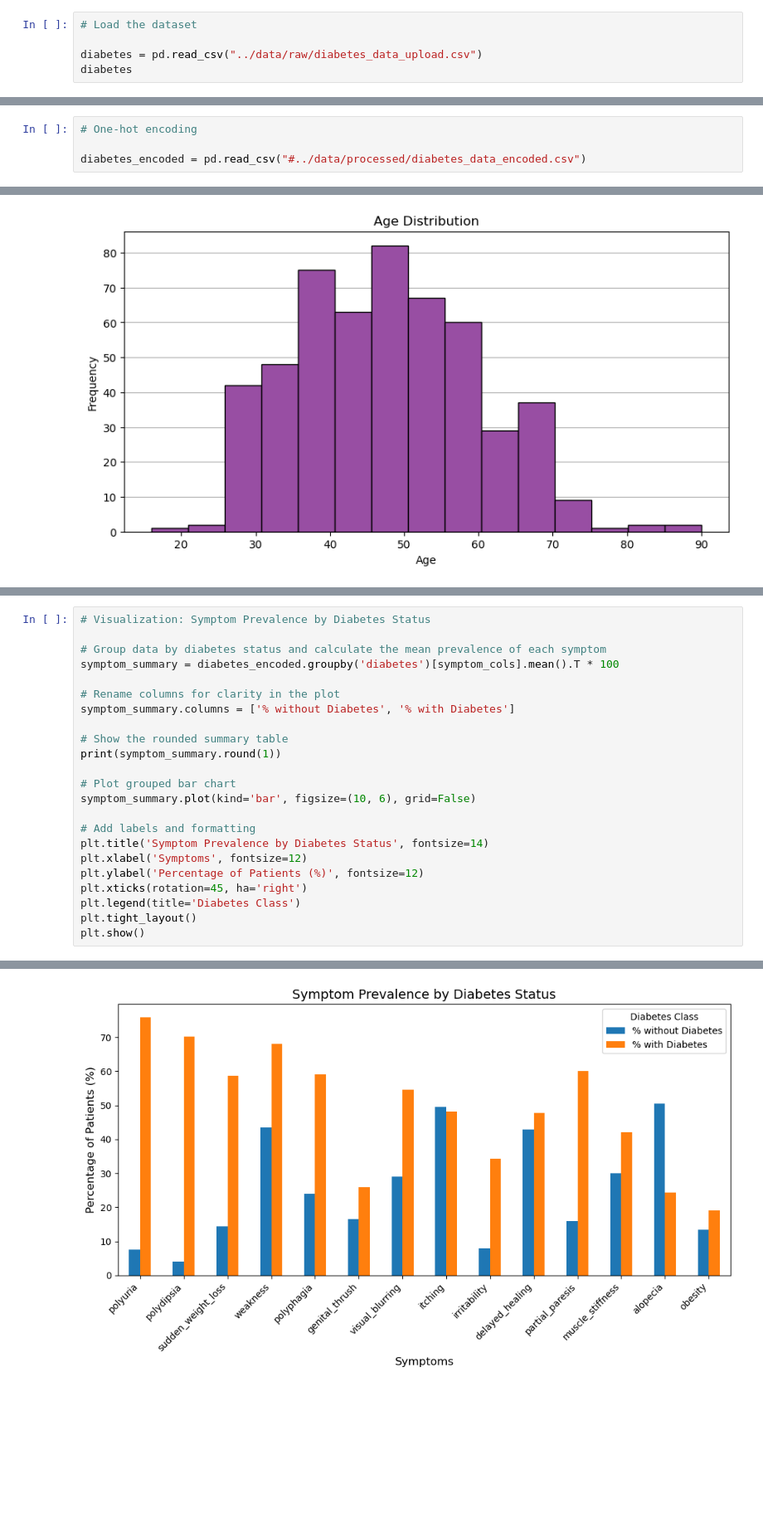
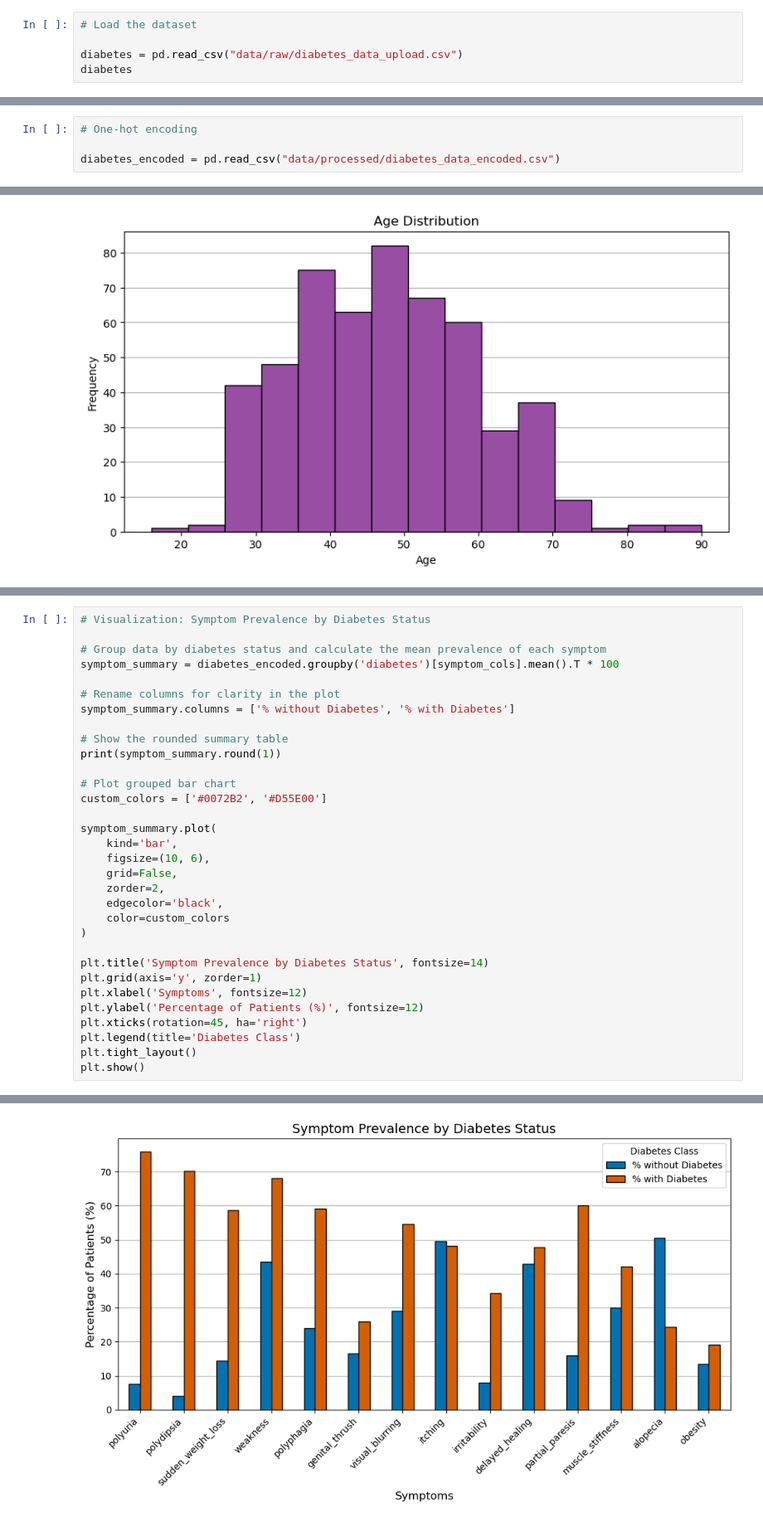
Before and after one commit to kristycy-yiu/ds_team5_diabetes, a Jupyter notebook: notebooks/preliminary_analysis.ipynb, the cells around one changed output, grey strips where cells are left out. Shown at 83% size. Drawn from its saved outputs; the diff is of its cells as text; blank space fills up the shorter version.

Commit message:
Updated EDA images and prelim notebook

```diff
--- a/notebooks/preliminary_analysis.ipynb
+++ b/notebooks/preliminary_analysis.ipynb
@@ -9,7 +9,7 @@ import matplotlib.pyplot as plt
 # %%
 # Load the dataset
 
-diabetes = pd.read_csv("../data/raw/diabetes_data_upload.csv")
+diabetes = pd.read_csv("data/raw/diabetes_data_upload.csv")
 diabetes
 # %% [output]
 |  | Age | Gender | Polyuria | Polydipsia | sudden weight loss | weakness | Polyphagia | Genital thrush | ... |
@@ -236,7 +236,7 @@ pd.crosstab(diabetes['gender'], diabetes['class'])
 # %%
 # One-hot encoding
 
-diabetes_encoded = pd.read_csv("#../data/processed/diabetes_data_encoded.csv")
+diabetes_encoded = pd.read_csv("data/processed/diabetes_data_encoded.csv")
 # %%
 # Correlation matrix
 
@@ -421,33 +442,42 @@ symptom_summary = diabetes_encoded.groupby('diabetes')[symptom_cols].mean().T *
 symptom_summary.columns = ['% without Diabetes', '% with Diabetes']
 
 # Show the rounded summary table
 print(symptom_summary.round(1))
 
 # Plot grouped bar chart
-symptom_summary.plot(kind='bar', figsize=(10, 6), grid=False)
+custom_colors = ['#0072B2', '#D55E00']
 
-# Add labels and formatting
+symptom_summary.plot(
+    kind='bar',
+    figsize=(10, 6),
+    grid=False,
+    zorder=2,
+    edgecolor='black',
+    color=custom_colors
+)
+
 plt.title('Symptom Prevalence by Diabetes Status', fontsize=14)
+plt.grid(axis='y', zorder=1)
 plt.xlabel('Symptoms', fontsize=12)
 plt.ylabel('Percentage of Patients (%)', fontsize=12)
 plt.xticks(rotation=45, ha='right')
 plt.legend(title='Diabetes Class')
 plt.tight_layout()
 plt.show()
 # %% [output]
                     % without Diabetes  % with Diabetes
 polyuria                           7.5             75.9
 polydipsia                         4.0             70.3
 sudden_weight_loss                14.5             58.8
 weakness                          43.5             68.1
 polyphagia                        24.0             59.1
 genital_thrush                    16.5             25.9
 visual_blurring                   29.0             54.7
 itching                           49.5             48.1
 irritability                       8.0             34.4
 delayed_healing                   43.0             47.8
 partial_paresis                   16.0             60.0
 muscle_stiffness                  30.0             42.2
 alopecia                          50.5             24.4
 obesity                           13.5             19.1
-[figure, old version]
+[figure, new version]
```
Also changed, not shown: parts of 2 cells of this notebook, 2 other files.
